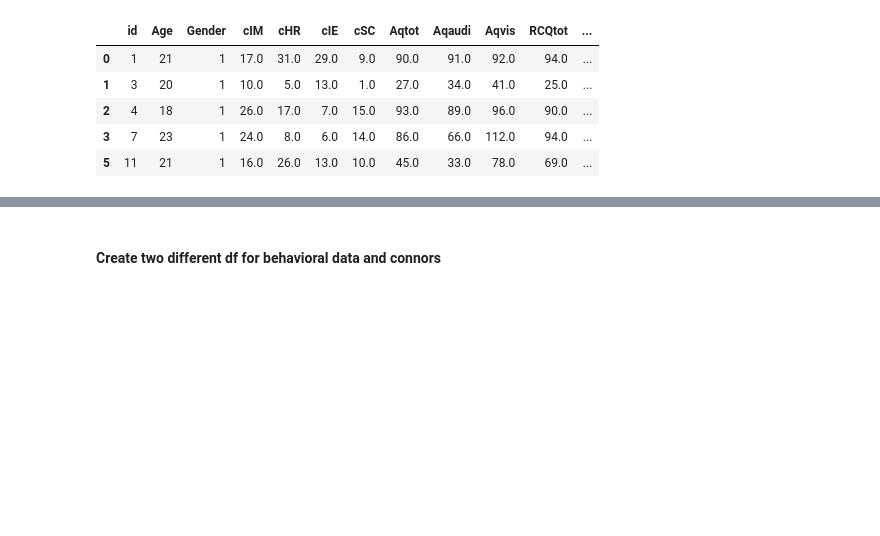
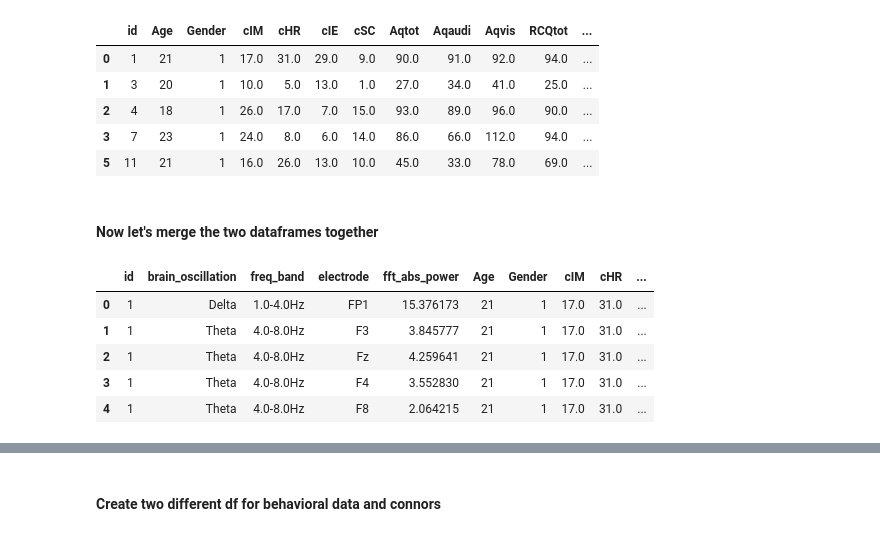
Before and after one commit to brainhack-school2020/ADHDsubtypes_project, a Jupyter notebook: pre_preprocess_analysis.ipynb, the cells around one changed output, grey strips where cells are left out. Drawn from its saved outputs; the diff is of its cells as text; code cells hidden in the pictures; blank space fills up the shorter version.

```diff
--- a/pre_preprocess_analysis.ipynb
+++ b/pre_preprocess_analysis.ipynb
@@ -126,3 +139,8 @@ df_neuropsy.head(5)
 | 2 | 4 | 18 | 1 | 26.0 | 17.0 | 7.0 | 15.0 | 93.0 | 89.0 | 96.0 | 90.0 | ... |
 | 3 | 7 | 23 | 1 | 24.0 | 8.0 | 6.0 | 14.0 | 86.0 | 66.0 | 112.0 | 94.0 | ... |
 | 5 | 11 | 21 | 1 | 16.0 | 26.0 | 13.0 | 10.0 | 45.0 | 33.0 | 78.0 | 69.0 | ... |
+# %% [markdown]
+#### Now let's merge the two dataframes together
+# %%
+#change dtype of id column from df
+df_eeg['id']=df_eeg['id'].astype(int)
@@ -128,0 +149,9 @@ df_neuropsy.head(5)
+# %%
+df_full.head()
+# %% [output]
+|  | id | brain_oscillation | freq_band | electrode | fft_abs_power | Age | Gender | cIM | cHR | ... |
+| 0 | 1 | Delta | 1.0-4.0Hz | FP1 | 15.376173 | 21 | 1 | 17.0 | 31.0 | ... |
+| 1 | 1 | Theta | 4.0-8.0Hz | F3 | 3.845777 | 21 | 1 | 17.0 | 31.0 | ... |
+| 2 | 1 | Theta | 4.0-8.0Hz | Fz | 4.259641 | 21 | 1 | 17.0 | 31.0 | ... |
+| 3 | 1 | Theta | 4.0-8.0Hz | F4 | 3.552830 | 21 | 1 | 17.0 | 31.0 | ... |
+| 4 | 1 | Theta | 4.0-8.0Hz | F8 | 2.064215 | 21 | 1 | 17.0 | 31.0 | ... |
```
Also changed, not shown: parts of 20 cells of this notebook.
